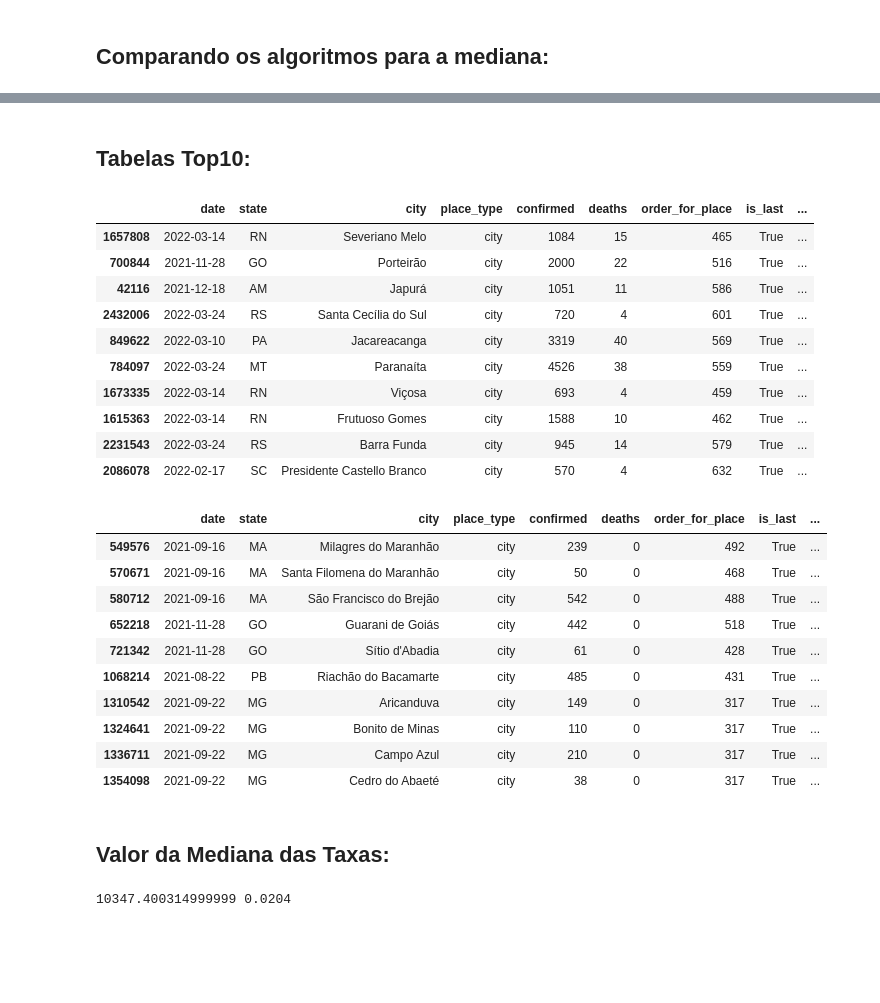
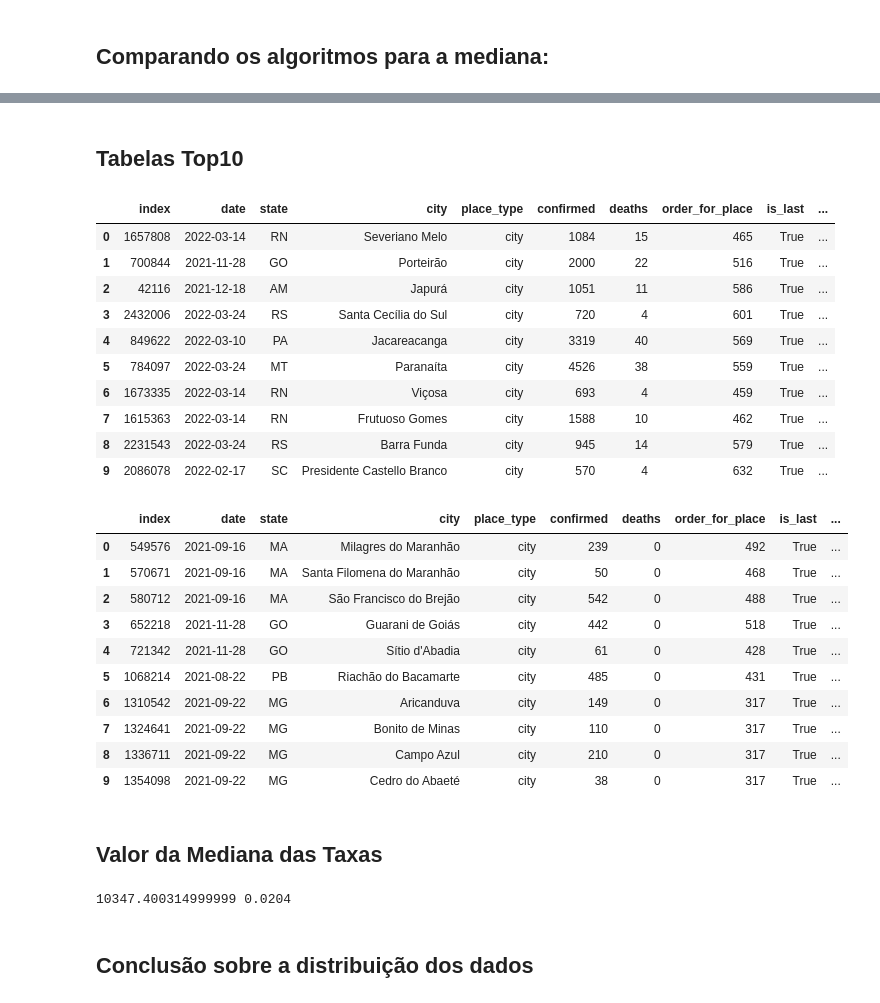
Before and after one commit to stepsbtw/Algoritmos, a Jupyter notebook: algorithms_assignment_1.ipynb, the cells around one changed output, grey strips where cells are left out. Drawn from its saved outputs; the diff is of its cells as text; code cells hidden in the pictures; blank space fills up the shorter version.

```diff
--- a/algorithms_assignment_1.ipynb
+++ b/algorithms_assignment_1.ipynb
@@ -851,36 +887,38 @@ plot_median_benchmark(sample_sizes,times_median, times_median_merge, times_quick
 # %% [markdown]
-## Tabelas Top10:
+## Tabelas Top10
 # %%
-df_sorted_confirmed_per_100k.head(10)
+df_sorted_confirmed_per_100k.reset_index().head(10)
 # %% [output]
-|  | date | state | city | place_type | confirmed | deaths | order_for_place | is_last | ... |
-| 1657808 | 2022-03-14 | RN | Severiano Melo | city | 1084 | 15 | 465 | True | ... |
-| 700844 | 2021-11-28 | GO | Porteirão | city | 2000 | 22 | 516 | True | ... |
-| 42116 | 2021-12-18 | AM | Japurá | city | 1051 | 11 | 586 | True | ... |
-| 2432006 | 2022-03-24 | RS | Santa Cecília do Sul | city | 720 | 4 | 601 | True | ... |
-| 849622 | 2022-03-10 | PA | Jacareacanga | city | 3319 | 40 | 569 | True | ... |
-| 784097 | 2022-03-24 | MT | Paranaíta | city | 4526 | 38 | 559 | True | ... |
-| 1673335 | 2022-03-14 | RN | Viçosa | city | 693 | 4 | 459 | True | ... |
-| 1615363 | 2022-03-14 | RN | Frutuoso Gomes | city | 1588 | 10 | 462 | True | ... |
-| 2231543 | 2022-03-24 | RS | Barra Funda | city | 945 | 14 | 579 | True | ... |
-| 2086078 | 2022-02-17 | SC | Presidente Castello Branco | city | 570 | 4 | 632 | True | ... |
+|  | index | date | state | city | place_type | confirmed | deaths | order_for_place | is_last | ... |
+| 0 | 1657808 | 2022-03-14 | RN | Severiano Melo | city | 1084 | 15 | 465 | True | ... |
+| 1 | 700844 | 2021-11-28 | GO | Porteirão | city | 2000 | 22 | 516 | True | ... |
+| 2 | 42116 | 2021-12-18 | AM | Japurá | city | 1051 | 11 | 586 | True | ... |
+| 3 | 2432006 | 2022-03-24 | RS | Santa Cecília do Sul | city | 720 | 4 | 601 | True | ... |
+| 4 | 849622 | 2022-03-10 | PA | Jacareacanga | city | 3319 | 40 | 569 | True | ... |
+| 5 | 784097 | 2022-03-24 | MT | Paranaíta | city | 4526 | 38 | 559 | True | ... |
+| 6 | 1673335 | 2022-03-14 | RN | Viçosa | city | 693 | 4 | 459 | True | ... |
+| 7 | 1615363 | 2022-03-14 | RN | Frutuoso Gomes | city | 1588 | 10 | 462 | True | ... |
+| 8 | 2231543 | 2022-03-24 | RS | Barra Funda | city | 945 | 14 | 579 | True | ... |
+| 9 | 2086078 | 2022-02-17 | SC | Presidente Castello Branco | city | 570 | 4 | 632 | True | ... |
 # %%
-df_sorted_death_rate_dec.head(10)
+df_sorted_death_rate_dec.reset_index().head(10)
 # %% [output]
-|  | date | state | city | place_type | confirmed | deaths | order_for_place | is_last | ... |
-| 549576 | 2021-09-16 | MA | Milagres do Maranhão | city | 239 | 0 | 492 | True | ... |
-| 570671 | 2021-09-16 | MA | Santa Filomena do Maranhão | city | 50 | 0 | 468 | True | ... |
-| 580712 | 2021-09-16 | MA | São Francisco do Brejão | city | 542 | 0 | 488 | True | ... |
-| 652218 | 2021-11-28 | GO | Guarani de Goiás | city | 442 | 0 | 518 | True | ... |
-| 721342 | 2021-11-28 | GO | Sítio d'Abadia | city | 61 | 0 | 428 | True | ... |
-| 1068214 | 2021-08-22 | PB | Riachão do Bacamarte | city | 485 | 0 | 431 | True | ... |
-| 1310542 | 2021-09-22 | MG | Aricanduva | city | 149 | 0 | 317 | True | ... |
-| 1324641 | 2021-09-22 | MG | Bonito de Minas | city | 110 | 0 | 317 | True | ... |
-| 1336711 | 2021-09-22 | MG | Campo Azul | city | 210 | 0 | 317 | True | ... |
-| 1354098 | 2021-09-22 | MG | Cedro do Abaeté | city | 38 | 0 | 317 | True | ... |
+|  | index | date | state | city | place_type | confirmed | deaths | order_for_place | is_last | ... |
+| 0 | 549576 | 2021-09-16 | MA | Milagres do Maranhão | city | 239 | 0 | 492 | True | ... |
+| 1 | 570671 | 2021-09-16 | MA | Santa Filomena do Maranhão | city | 50 | 0 | 468 | True | ... |
+| 2 | 580712 | 2021-09-16 | MA | São Francisco do Brejão | city | 542 | 0 | 488 | True | ... |
+| 3 | 652218 | 2021-11-28 | GO | Guarani de Goiás | city | 442 | 0 | 518 | True | ... |
+| 4 | 721342 | 2021-11-28 | GO | Sítio d'Abadia | city | 61 | 0 | 428 | True | ... |
+| 5 | 1068214 | 2021-08-22 | PB | Riachão do Bacamarte | city | 485 | 0 | 431 | True | ... |
+| 6 | 1310542 | 2021-09-22 | MG | Aricanduva | city | 149 | 0 | 317 | True | ... |
+| 7 | 1324641 | 2021-09-22 | MG | Bonito de Minas | city | 110 | 0 | 317 | True | ... |
+| 8 | 1336711 | 2021-09-22 | MG | Campo Azul | city | 210 | 0 | 317 | True | ... |
+| 9 | 1354098 | 2021-09-22 | MG | Cedro do Abaeté | city | 38 | 0 | 317 | True | ... |
 # %% [markdown]
-## Valor da Mediana das Taxas:
+## Valor da Mediana das Taxas
 # %%
 print(median_confirmed_per_100k, median_death_rate)
 # %% [output]
 10347.400314999999 0.0204
+# %% [markdown]
+## Conclusão sobre a distribuição dos dados
```
Also changed, not shown: parts of 34 cells of this notebook.
